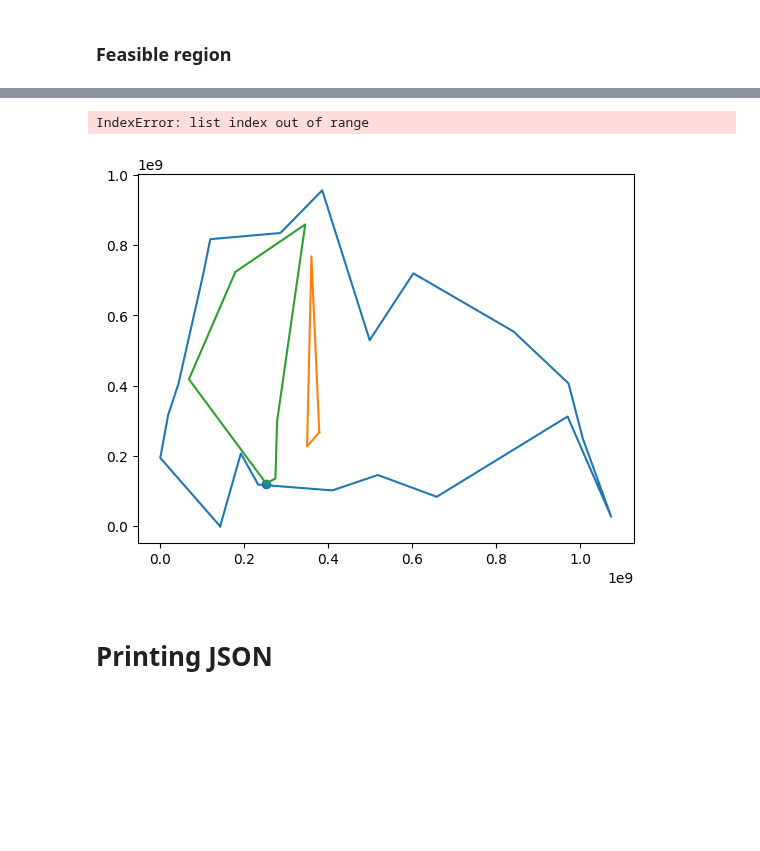
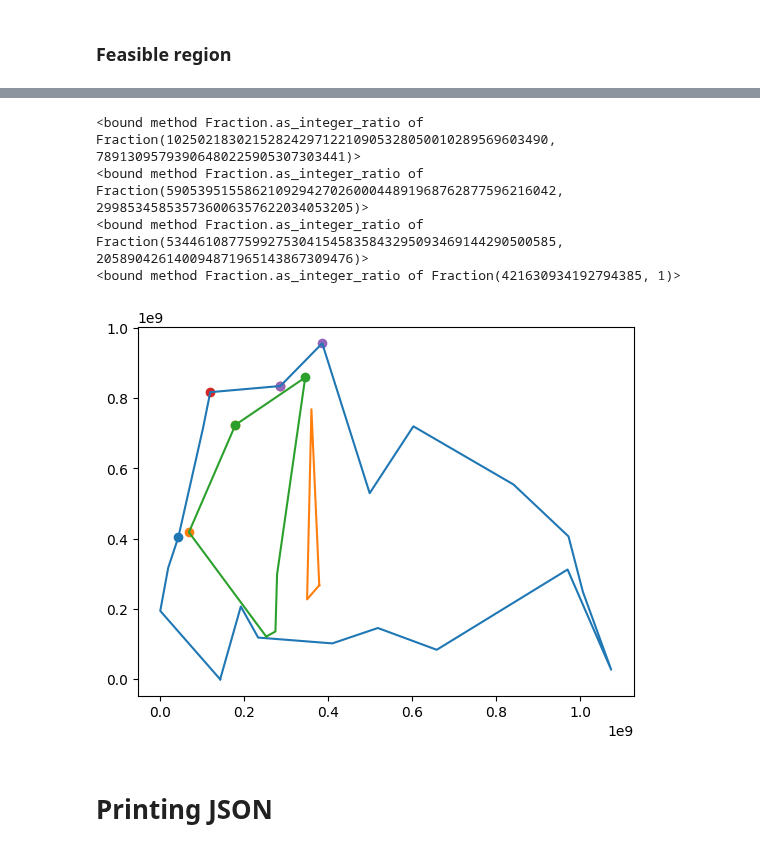
Before and after one commit to theodle/2IMA15-project, a Jupyter notebook: prototyping.ipynb, the cells around one changed output, grey strips where cells are left out. Saved outputs shown, nothing was run; the diff lists cells and outputs as text; code cells hidden in the pictures; blank space fills up the shorter version.

```diff
--- a/prototyping.ipynb
+++ b/prototyping.ipynb
@@ -603,6 +603,10 @@ def handle_event(p: Point, r: Point, status):
     # sort the status on the distance of the intersection point of the sweepline to the edge
     status.sort(key=lambda e : e[1])
 
+    if len(status) == 0:
+        print(p.coordinate)
+        return status, reportThis
+
     reportThis |= (pointequals(status[0][0].pt1, p) or pointequals(status[0][0].pt2, p))
 
     # print(status)
@@ -711,7 +715,7 @@ def feasible_region(r: Point, polygon: Polygon):
 
     return report, STATUS_OVER_TIME
 # %%
-reflex = refl[15]
+reflex = refl[7]
 FR, stat_at = feasible_region(reflex, poly)
 print(len(FR))
 # %% [output]
@@ -742,19 +751,22 @@ plt.show()
 # %%
 polygon_plt()
 
 plt.scatter(reflex.coordinate[0], reflex.coordinate[1])
 
-for e,d in stat_at[23]:
+for e,d in stat_at[22]:
     # print(intersection_point(Edge(refl[1], e.pt2, None), e)[0].coordinate)
     print(d.as_integer_ratio)
     xs = [e.pt1.coordinate[0], e.pt2.coordinate[0]]
     ys = [e.pt1.coordinate[1], e.pt2.coordinate[1]]
     plt.scatter(xs,ys)
 
 plt.show()
 # %% [output]
-IndexError: list index out of range
+<bound method Fraction.as_integer_ratio of Fraction(1025021830215282429712210905328050010289569603490, 78913095793906480225905307303441)>
+<bound method Fraction.as_integer_ratio of Fraction(59053951558621092942702600044891968762877596216042, 299853458535736006357622034053205)>
+<bound method Fraction.as_integer_ratio of Fraction(53446108775992753041545835843295093469144290500585, 205890426140094871965143867309476)>
+<bound method Fraction.as_integer_ratio of Fraction(421630934192794385, 1)>
-[figure, old version]
+[figure, new version]
 # %% [markdown]
 # Printing JSON
 # %%
```
Also changed, not shown: parts of 2 cells of this notebook.
